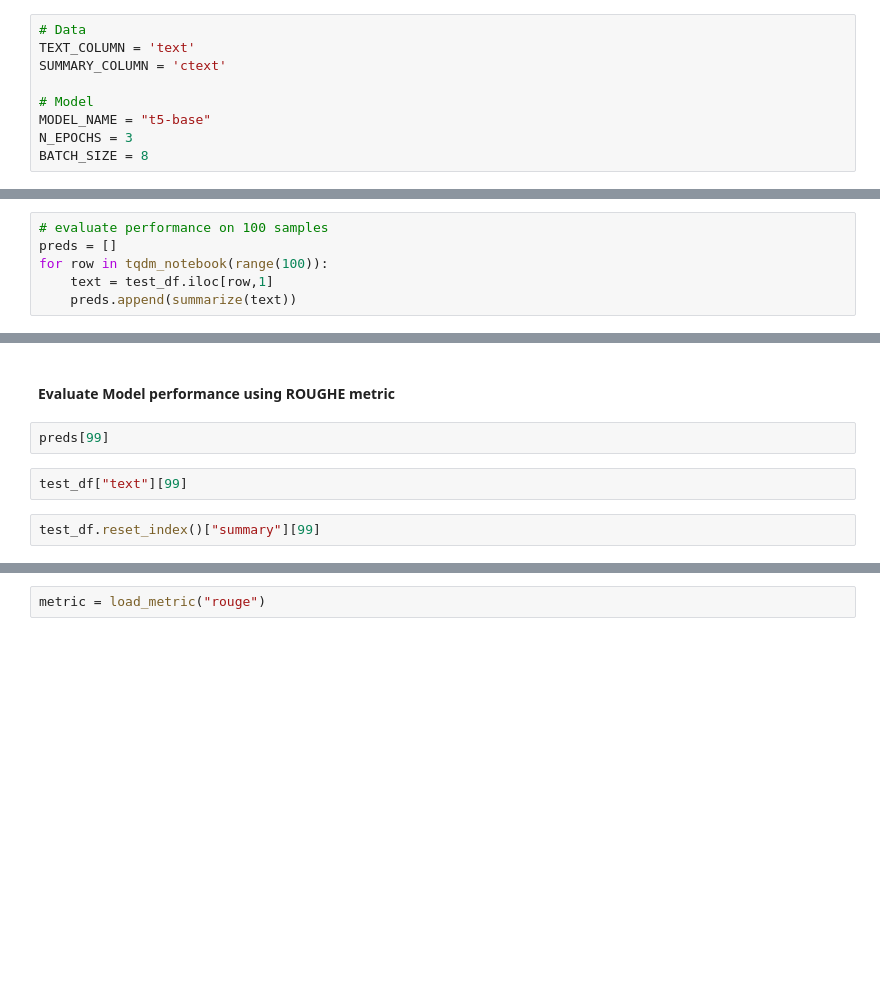
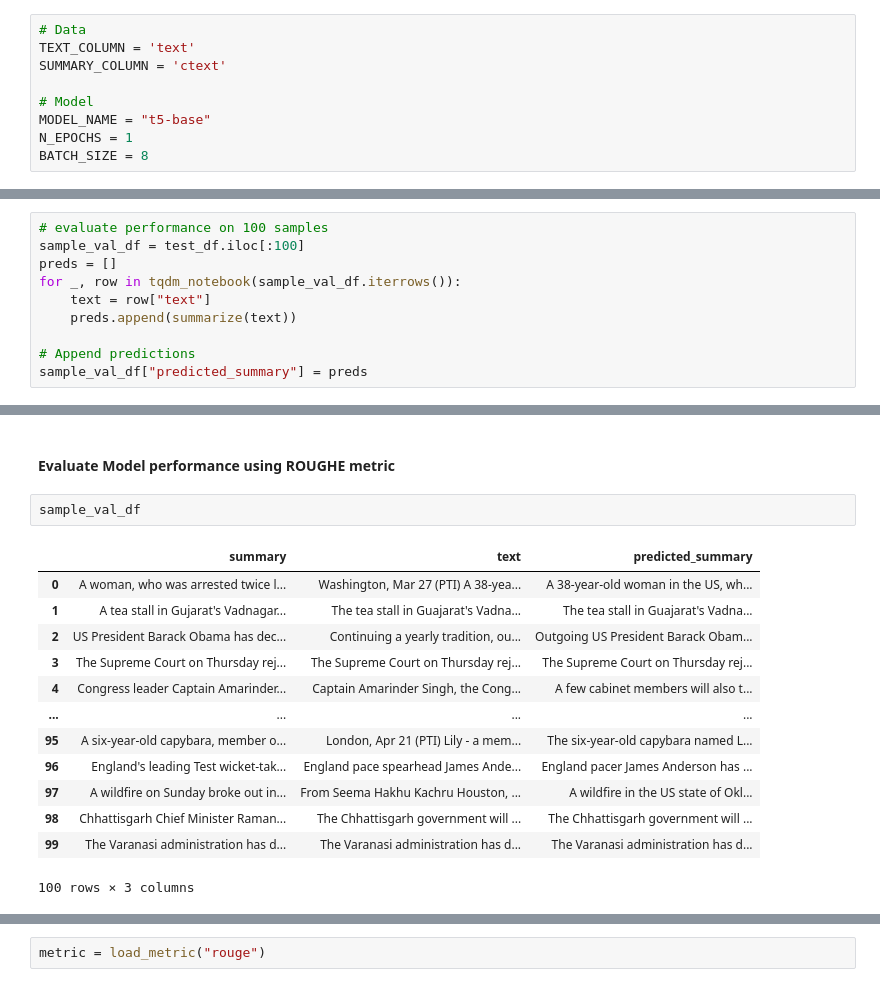
Before and after one commit to abdkumar/NLP, a Jupyter notebook: News_Summarization/news-summarization-kaggle.ipynb, the cells around one changed output, grey strips where cells are left out. Saved outputs shown, nothing was run; the diff lists cells and outputs as text; blank space fills up the shorter version.

```diff
--- a/News_Summarization/news-summarization-kaggle.ipynb
+++ b/News_Summarization/news-summarization-kaggle.ipynb
@@ -91,7 +126,7 @@ SUMMARY_COLUMN = 'ctext'
 
 # Model
 MODEL_NAME = "t5-base"
-N_EPOCHS = 3
+N_EPOCHS = 1
 BATCH_SIZE = 8
 # %%
 #### Load data
@@ -362,6 +458,10 @@ test_df.head()
 # %%
 # evaluate performance on 100 samples
+sample_val_df = test_df.iloc[:100]
 preds = []
-for row in tqdm_notebook(range(100)):
-    text = test_df.iloc[row,1]
+for _, row in tqdm_notebook(sample_val_df.iterrows()):
+    text = row["text"]
     preds.append(summarize(text))
+
+# Append predictions
+sample_val_df["predicted_summary"] = preds
@@ -368,8 +476,18 @@ for row in tqdm_notebook(range(100)):
 # %% [markdown]
 #### Evaluate Model performance using ROUGHE metric
-# %%
-preds[99]
-# %%
-test_df["text"][99]
-# %%
-test_df.reset_index()["summary"][99]
+# %%
+sample_val_df
+# %% [output]
+|  | summary | text | predicted_summary |
+| 0 | A woman, who was arrested twice l... | Washington, Mar 27 (PTI) A 38-yea... | A 38-year-old woman in the US, wh... |
+| 1 | A tea stall in Gujarat's Vadnagar... | The tea stall in Guajarat's Vadna... | The tea stall in Guajarat's Vadna... |
+| 2 | US President Barack Obama has dec... | Continuing a yearly tradition, ou... | Outgoing US President Barack Obam... |
+| 3 | The Supreme Court on Thursday rej... | The Supreme Court on Thursday rej... | The Supreme Court on Thursday rej... |
+| 4 | Congress leader Captain Amarinder... | Captain Amarinder Singh, the Cong... | A few cabinet members will also t... |
+| ... | ... | ... | ... |
+| 95 | A six-year-old capybara, member o... | London, Apr 21 (PTI) Lily - a mem... | The six-year-old capybara named L... |
+| 96 | England's leading Test wicket-tak... | England pace spearhead James Ande... | England pacer James Anderson has ... |
+| 97 | A wildfire on Sunday broke out in... | From Seema Hakhu Kachru Houston, ... | A wildfire in the US state of Okl... |
+| 98 | Chhattisgarh Chief Minister Raman... | The Chhattisgarh government will ... | The Chhattisgarh government will ... |
+| 99 | The Varanasi administration has d... | The Varanasi administration has d... | The Varanasi administration has d... |
+100 rows × 3 columns
```
Also changed, not shown: parts of 26 cells of this notebook.
